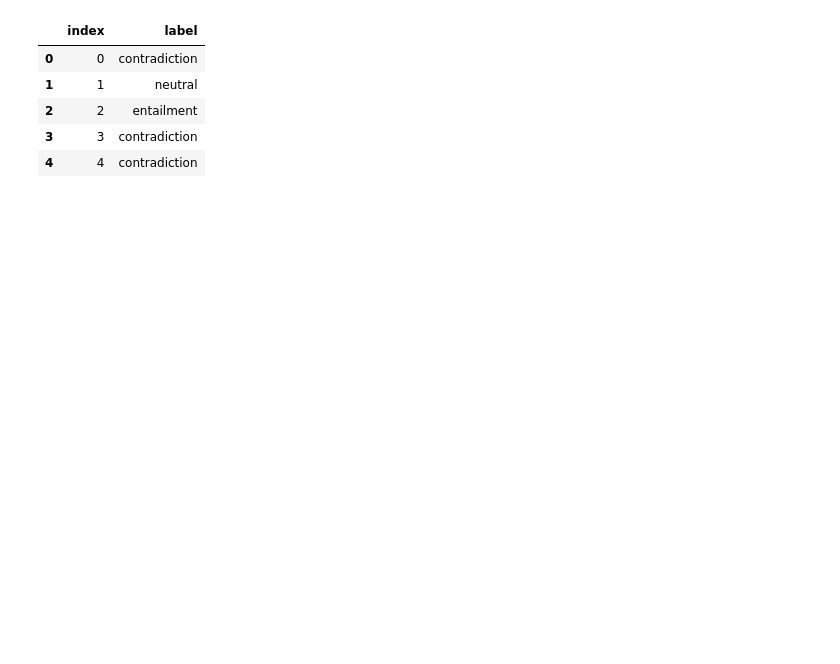
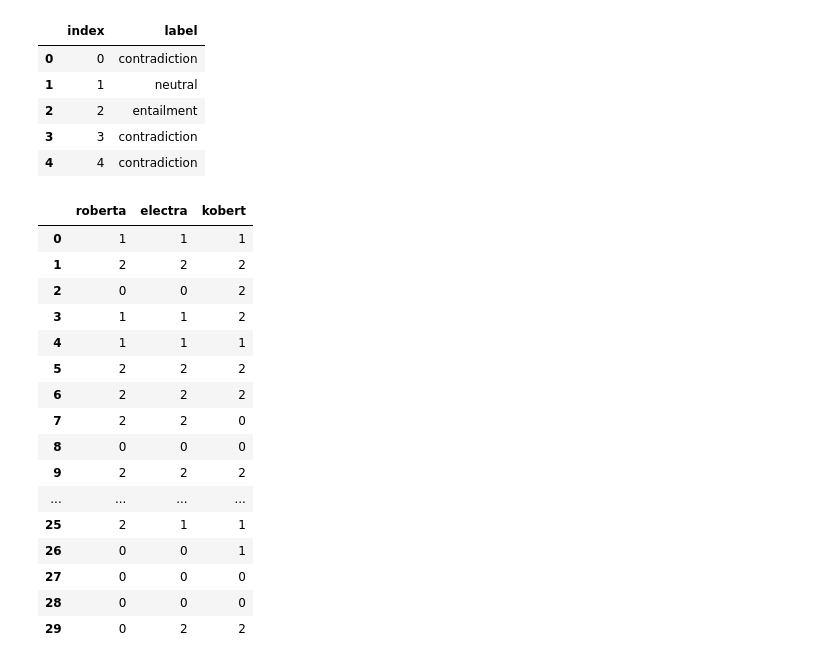
Before and after one commit to kyeongchan92/DACON_Korean_NLI, a Jupyter notebook: pretrained_model.ipynb, the cells around one changed output. Drawn from its saved outputs; the diff is of its cells as text; code cells hidden in the pictures; blank space fills up the shorter version.

```diff
--- a/pretrained_model.ipynb
+++ b/pretrained_model.ipynb
@@ -539,0 +848,24 @@ sample_submission.to_csv(suv + 'robertaNkoelectra_ensem.csv', index=False)
+# %%
+a = pd.DataFrame({'roberta' : sum_hard[0],
+                  'electra' : sum_hard[1],
+                  'kobert' : sum_hard[2]})
+# %%
+a.head(30)
+# %% [output]
+|  | roberta | electra | kobert |
+| 0 | 1 | 1 | 1 |
+| 1 | 2 | 2 | 2 |
+| 2 | 0 | 0 | 2 |
+| 3 | 1 | 1 | 2 |
+| 4 | 1 | 1 | 1 |
+| 5 | 2 | 2 | 2 |
+| 6 | 2 | 2 | 2 |
+| 7 | 2 | 2 | 0 |
+| 8 | 0 | 0 | 0 |
+| 9 | 2 | 2 | 2 |
+| ... | ... | ... | ... |
+| 25 | 2 | 1 | 1 |
+| 26 | 0 | 0 | 1 |
+| 27 | 0 | 0 | 0 |
+| 28 | 0 | 0 | 0 |
+| 29 | 0 | 2 | 2 |
```
Also changed, not shown: parts of 92 cells of this notebook.
